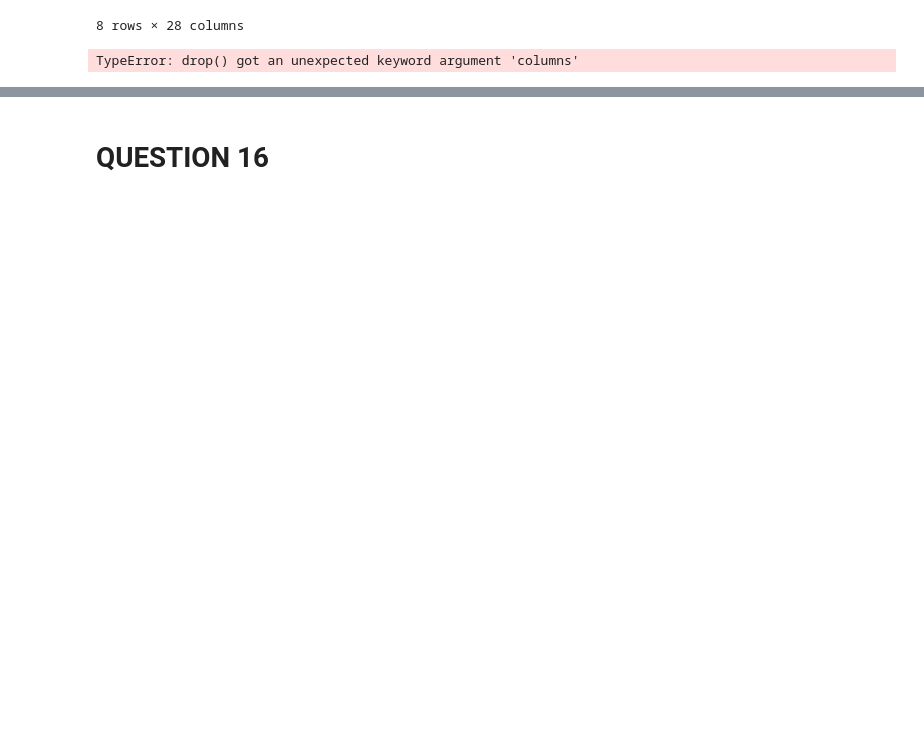
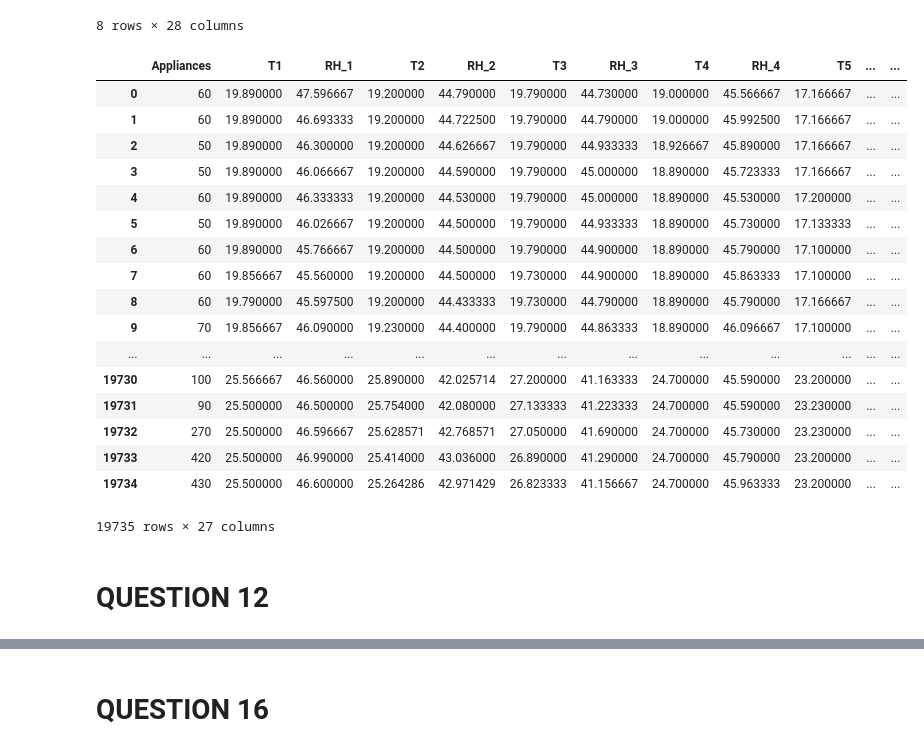
Before and after one commit to bnokoro/HamoyeStageOneAccessment, a Jupyter notebook: Regression.ipynb, the cells around one changed output, grey strips where cells are left out. Cells and saved outputs as stored; diff of their text form; code cells hidden in the pictures; blank space fills up the shorter version.

```diff
--- a/Regression.ipynb
+++ b/Regression.ipynb
@@ -50,15 +50,40 @@ df.describe()
 | 75% | 100.000000 | 0.000000 | 22.600000 | 43.066667 | 21.500000 | 43.260000 | 23.290000 | 41.760000 | 22.100000 | 42.156667 | ... | ... |
 | max | 1080.000000 | 70.000000 | 26.260000 | 63.360000 | 29.856667 | 56.026667 | 29.236000 | 50.163333 | 26.200000 | 51.090000 | ... | ... |
 8 rows × 28 columns
+# %%
+# data = df.drop(['Area (sq. mi.)', 'Pop. Density (per sq. mi.)','Coastline (coast/area ratio)','Infant mortality (per 1000 births)',
+#                'Other (%)', 'Agriculture', 'Industry', 'Service', 'Arable (%)','Crops (%)','Climate' ], axis=1)
+# data
+new_df = df.drop(['date', 'lights'], axis =1)
+new_df
+# %% [output]
+|  | Appliances | T1 | RH_1 | T2 | RH_2 | T3 | RH_3 | T4 | RH_4 | T5 | ... | ... |
+| 0 | 60 | 19.890000 | 47.596667 | 19.200000 | 44.790000 | 19.790000 | 44.730000 | 19.000000 | 45.566667 | 17.166667 | ... | ... |
+| 1 | 60 | 19.890000 | 46.693333 | 19.200000 | 44.722500 | 19.790000 | 44.790000 | 19.000000 | 45.992500 | 17.166667 | ... | ... |
+| 2 | 50 | 19.890000 | 46.300000 | 19.200000 | 44.626667 | 19.790000 | 44.933333 | 18.926667 | 45.890000 | 17.166667 | ... | ... |
+| 3 | 50 | 19.890000 | 46.066667 | 19.200000 | 44.590000 | 19.790000 | 45.000000 | 18.890000 | 45.723333 | 17.166667 | ... | ... |
+| 4 | 60 | 19.890000 | 46.333333 | 19.200000 | 44.530000 | 19.790000 | 45.000000 | 18.890000 | 45.530000 | 17.200000 | ... | ... |
+| 5 | 50 | 19.890000 | 46.026667 | 19.200000 | 44.500000 | 19.790000 | 44.933333 | 18.890000 | 45.730000 | 17.133333 | ... | ... |
+| 6 | 60 | 19.890000 | 45.766667 | 19.200000 | 44.500000 | 19.790000 | 44.900000 | 18.890000 | 45.790000 | 17.100000 | ... | ... |
+| 7 | 60 | 19.856667 | 45.560000 | 19.200000 | 44.500000 | 19.730000 | 44.900000 | 18.890000 | 45.863333 | 17.100000 | ... | ... |
+| 8 | 60 | 19.790000 | 45.597500 | 19.200000 | 44.433333 | 19.730000 | 44.790000 | 18.890000 | 45.790000 | 17.166667 | ... | ... |
+| 9 | 70 | 19.856667 | 46.090000 | 19.230000 | 44.400000 | 19.790000 | 44.863333 | 18.890000 | 46.096667 | 17.100000 | ... | ... |
+| ... | ... | ... | ... | ... | ... | ... | ... | ... | ... | ... | ... | ... |
+| 19730 | 100 | 25.566667 | 46.560000 | 25.890000 | 42.025714 | 27.200000 | 41.163333 | 24.700000 | 45.590000 | 23.200000 | ... | ... |
+| 19731 | 90 | 25.500000 | 46.500000 | 25.754000 | 42.080000 | 27.133333 | 41.223333 | 24.700000 | 45.590000 | 23.230000 | ... | ... |
+| 19732 | 270 | 25.500000 | 46.596667 | 25.628571 | 42.768571 | 27.050000 | 41.690000 | 24.700000 | 45.730000 | 23.230000 | ... | ... |
+| 19733 | 420 | 25.500000 | 46.990000 | 25.414000 | 43.036000 | 26.890000 | 41.290000 | 24.700000 | 45.790000 | 23.200000 | ... | ... |
+| 19734 | 430 | 25.500000 | 46.600000 | 25.264286 | 42.971429 | 26.823333 | 41.156667 | 24.700000 | 45.963333 | 23.200000 | ... | ... |
+19735 rows × 27 columns
 # %%
 scaler = MinMaxScaler()
-drop_df = df.drop(columns=['date', 'lights'])
-normalised_df = pd.DataFrame(scaler.fit_transform(drop_df), columns=drop_df.columns)
+# drop_df = df.drop(columns=['date', 'lights'])
+normalised_df = pd.DataFrame(scaler.fit_transform(new_df), columns=new_df.columns)
 
-features_df = normalised_df.drop(columns=['Appliances'])
+features_df = normalised_df.drop(['Appliances'], axis =1)
 targets_df = normalised_df['Appliances']
-# %% [output]
-TypeError: drop() got an unexpected keyword argument 'columns'
+# %% [markdown]
+# QUESTION 12
 # %%
 x_train, x_test, y_train, y_test = train_test_split(features_df['T2'].values.reshape(-1,1), features_df['T6'], test_size=0.3, random_state=42)
 
```
Also changed, not shown: parts of 16 cells of this notebook.
